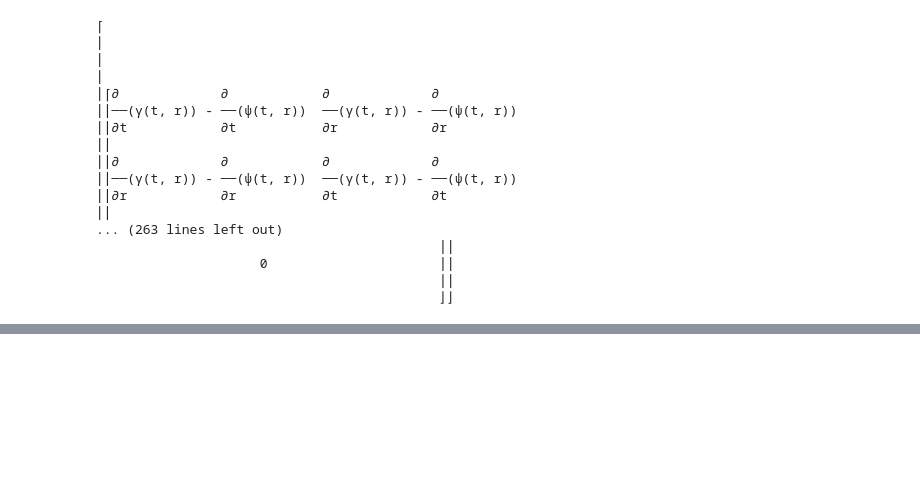
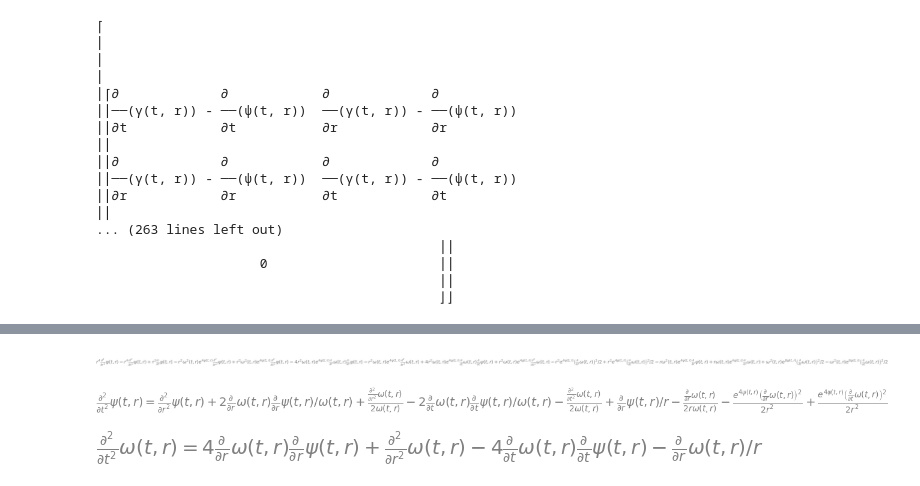
Before and after one commit to GeoffCope/General_Relativity_Python, a Jupyter notebook: Energy_of_Infinitely_Long_Cylindrically_Symmetric_System_by_Thorne.ipynb, the cells around one changed output, grey strips where cells are left out. Cells and saved outputs as stored; diff of their text form; code cells hidden in the pictures; blank space fills up the shorter version.

```diff
--- a/Energy_of_Infinitely_Long_Cylindrically_Symmetric_System_by_Thorne.ipynb
+++ b/Energy_of_Infinitely_Long_Cylindrically_Symmetric_System_by_Thorne.ipynb
@@ -141,0 +222,14 @@ eq50d
+# %%
+Ric.tensor()[2,2].args[1]
+# %% [output]
+[figure, added]
+# %%
+psitt = Eq(diff(psi,t,t),expand(solve( Ric.tensor()[2,3].args[2] , diff(psi,t,t) )[0]) )
+psitt
+# %% [output]
+[figure, added]
+# %%
+equation50b = Eq(diff(omega,t,t),solve( simplify(Ric.tensor()[2,2].args[1].subs(psitt.args[0],psitt.args[1])), diff(omega,t,t))[0])
+equation50b
+# %% [output]
+[figure, added]
```
Also changed, not shown: parts of 14 cells of this notebook, 5 other files.
